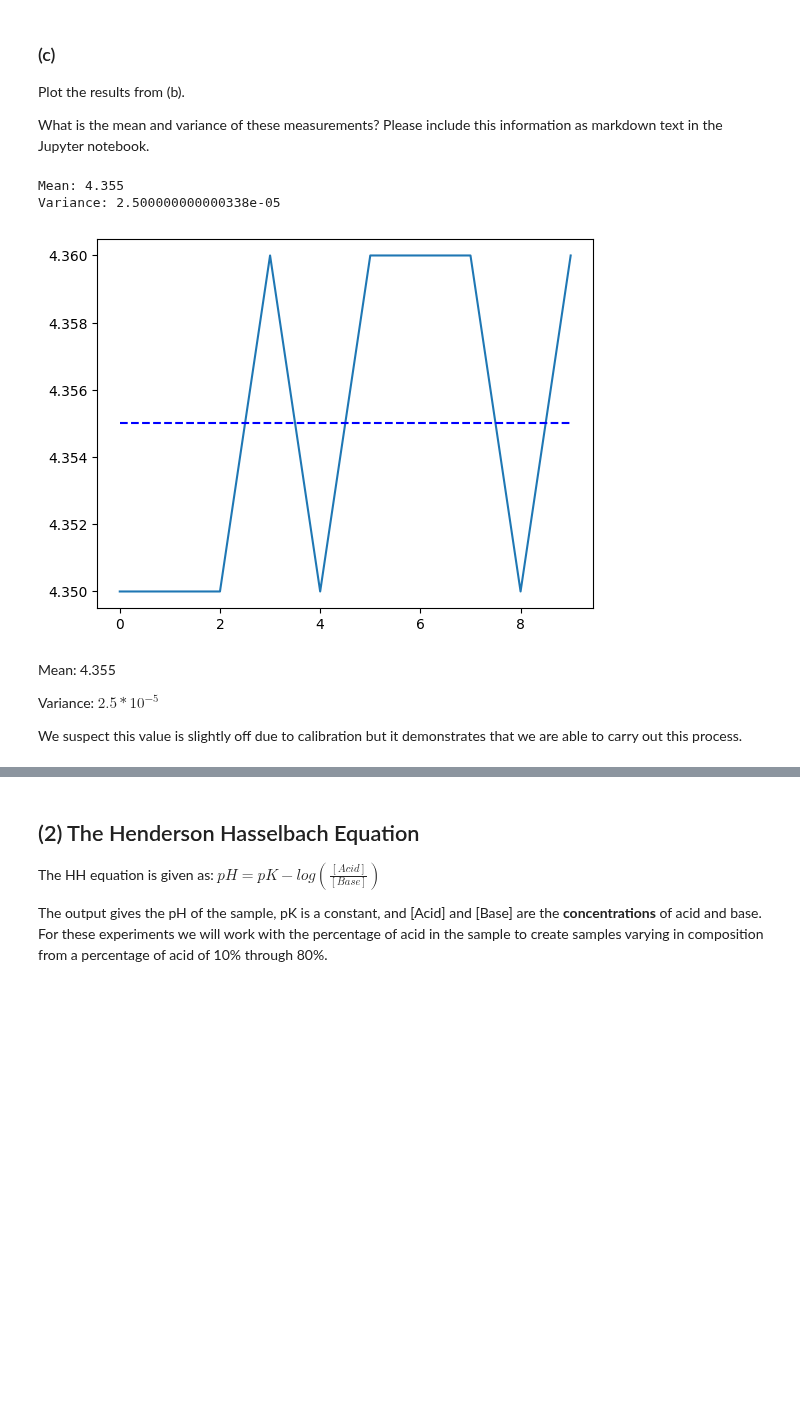
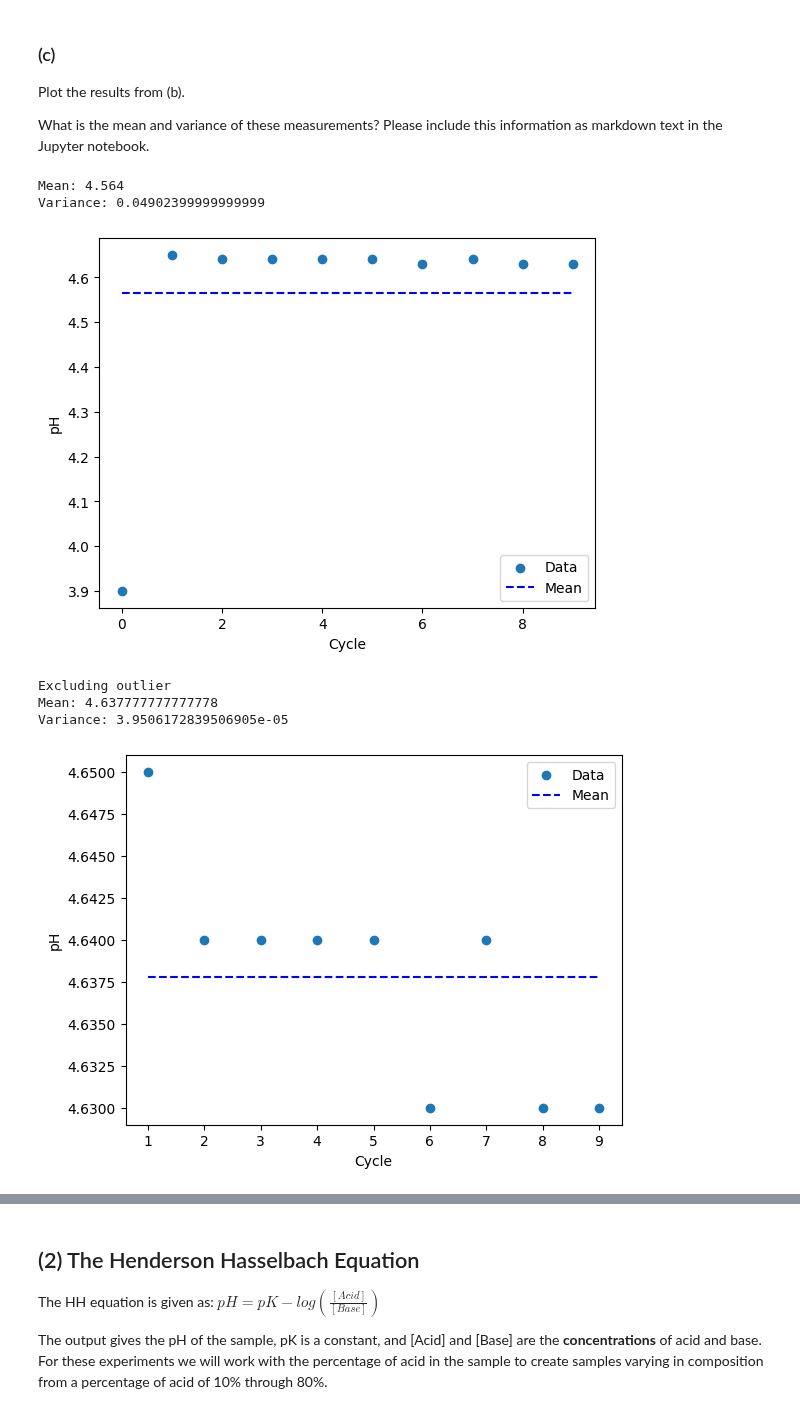
Before and after one commit to jess-garnett/LEGOLAS-Files, a Jupyter notebook: Code/LEGOLAS_Scripts/LegolasOutline.ipynb, the cells around one changed output, grey strips where cells are left out. Cells and saved outputs as stored; diff of their text form; code cells hidden in the pictures; blank space fills up the shorter version.

```diff
--- a/Code/LEGOLAS_Scripts/LegolasOutline.ipynb
+++ b/Code/LEGOLAS_Scripts/LegolasOutline.ipynb
@@ -21,4 +21,4 @@ kill server at PID:15346
 restarting the rpyc server at host: 192.168.0.5
 rpyc server start successfully
 # %%
-stage, depo_device, pH_device, conn1, conn2, config = load_from_config(r"C:\Users\drago\Documents\Lab\GenGit\LEGOLAS-Files\config_12_04_23.yaml")
+stage, depo_device, pH_device, conn1, conn2, config = load_from_config(r"C:\Users\drago\Documents\Lab\GenGit\LEGOLAS-Files\config_12_07_2023.yaml")
@@ -58,7 +58,7 @@ class cell_grid():
         next_cell=(self.rc[0][self.index],self.rc[1][self.index])
         self.index+=1
         return next_cell
-cg=cell_grid(4,6)
+cg=cell_grid(4,6,start=2)
 
 def depo(acid:bool,volume:float,row:int,col:int):
     if acid:
@@ -199,20 +203,28 @@ What is the mean and variance of these measurements? Please include this informa
 # %%
 
 plt.scatter(cycles,phs,label="Data")
 print("Mean:",np.mean(phs))
 print("Variance:",np.var(phs))
 plt.plot([cycles[0],cycles[-1]],[np.mean(phs),np.mean(phs)],linestyle="--",c="b",label="Mean")
 plt.xlabel("Cycle")
 plt.ylabel("pH")
 plt.legend()
 plt.show()
+
+print("Excluding outlier")
+plt.scatter(cycles[1:],phs[1:],label="Data")
+print("Mean:",np.mean(phs[1:]))
+print("Variance:",np.var(phs[1:]))
+plt.plot([cycles[1],cycles[-1]],[np.mean(phs[1:]),np.mean(phs[1:])],linestyle="--",c="b",label="Mean")
+plt.xlabel("Cycle")
+plt.ylabel("pH")
+plt.legend()
+plt.show()
 # %% [output]
-Mean: 4.355
-Variance: 2.500000000000338e-05
+Mean: 4.564
+Variance: 0.04902399999999999
-[figure, old version]
+[figure, new version]
+Excluding outlier
+Mean: 4.637777777777778
+Variance: 3.9506172839506905e-05
+[figure, added]
-# %% [markdown]
-Mean: 4.355
-
-Variance: $2.5*10^{-5}$
-
-We suspect this value is slightly off due to calibration but it demonstrates that we are able to carry out this process.
```
Also changed, not shown: parts of 23 cells of this notebook, 3 other files.
